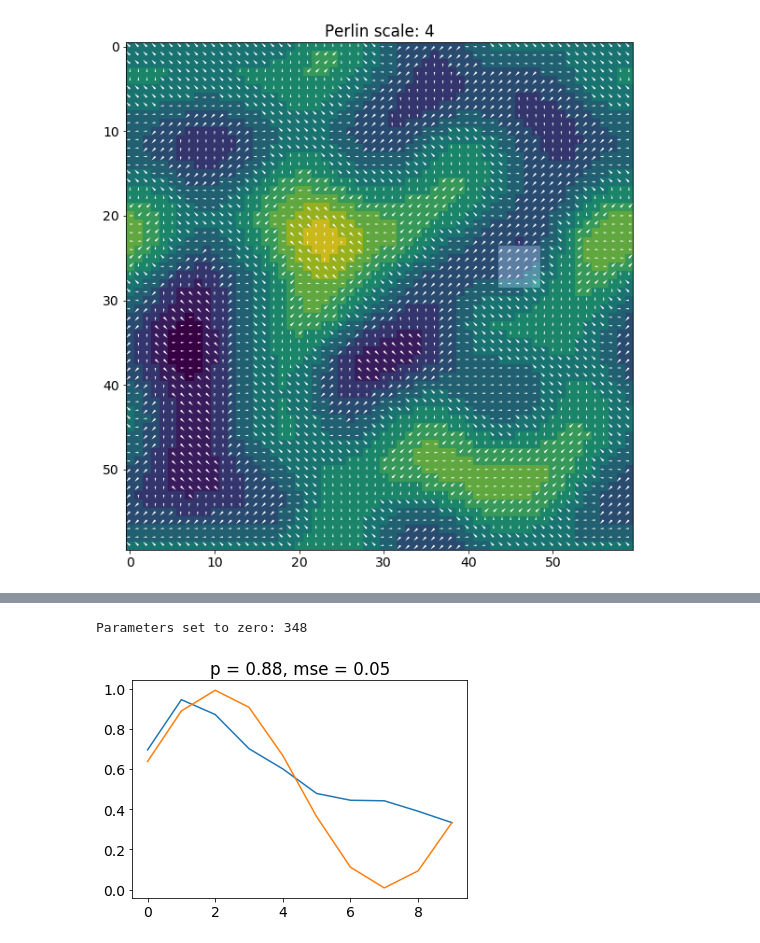
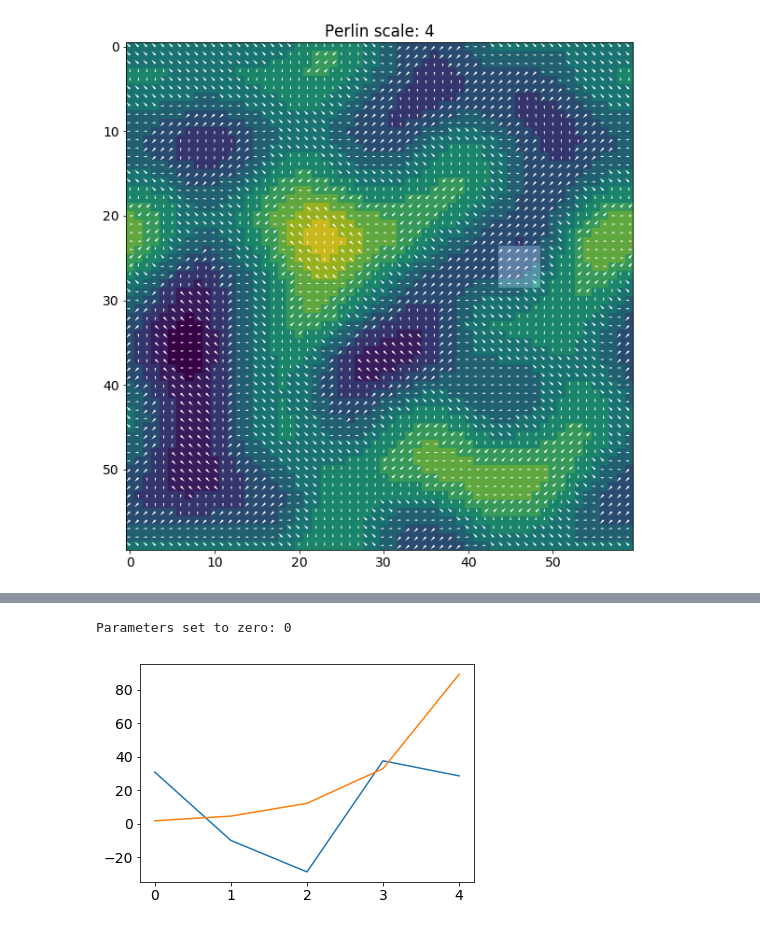
Before and after one commit to sagacitysite/pelenet, a Jupyter notebook: readout-learning.ipynb, the cells around one changed output, grey strips where cells are left out. Saved outputs shown, nothing was run; the diff lists cells and outputs as text; code cells hidden in the pictures.

Commit message:
output learning with robot data

```diff
--- a/readout-learning.ipynb
+++ b/readout-learning.ipynb
@@ -112,0 +104,3 @@ trial.shape
+# %%
+data = data[:,:,:-400]
+data.shape
@@ -145,0 +233,2 @@ plt.plot(target)
+# %%
+data = data[:,:,:50]
@@ -146,31 +284,33 @@ plt.plot(target)
 # %%
-import statsmodels.api as sm
-import time
+[t,n,s] = data.shape
+#target = 1.0-0.1*np.sin((np.pi/(0.3*s))*np.arange(s))
+#target = 1+np.arange(s)/s
+target = np.exp(5*np.arange(s)/s)
+#target = np.repeat(1.0, s)
+binSize = 10
 
-target = 1.0+0.5*np.sin((np.pi/(0.3*s))*np.arange(s))
-[t,n,s] = data.shape
-binSize = 20
+
+
 
 yes = []
 t0 = time.time()
-for i in range(s-binSize):
+for i in range(0,s-binSize,step):
     # Fit
     x = np.mean(data[:24,:,i:i+binSize], axis=2)
+    #x = np.vstack([ np.mean(data[:24,:,i:i+j+binSize], axis=2) for j in range(step)])
+    #x = np.insert(x, 0, 1.0, axis=1)  # Add intercept?
     y = np.tile(target[i], 24)
+    #y = np.tile(target[i:i+step-1, np.newaxis], 24).T
     model = sm.OLS(y, x)
-    params = model.fit().params
+    #params = model.fit().params
+    #params = model.fit_regularized(alpha=0.001, L1_wt=0.1).params
+    params = model.fit_regularized(alpha=0.0, L1_wt=0.0).params
     # Predict
     xe = np.mean(data[24,:,i:i+binSize], axis=1)
+    #xe = np.insert(xe, 0, 1.0, axis=0)  # Add intercept?
     ye = np.dot(xe.T, params)
     yes.append(ye)
 
     t1 = time.time()
-    print("{}/{}, t = {}".format(i+1, s-binSize, np.round(t1-t0,2)), end="\r")
-yes = np.array(yes)
-
-plt.plot(yes)
-plt.plot(target[:-binSize])
-#plt.xlim((0,100))
-#plt.ylim((0,0.04))
-plt.savefig(exp.net.plot.plotDir + 'output_prediction.' + exp.p.pltFileType)
-p = plt.show()
+    print("{}/{}, t = {}".format(i+1, int((s-binSize)/step), np.round(t1-t0,2)), end="\r")
+yes1 = np.array(yes)
@@ -180,24 +317,25 @@ p = plt.show()
 # %%
-target = exp.targetFunction
+#target = exp.targetFunction
 [t,n,s] = data.shape
+target = np.exp(5*np.arange(s)/s)
 
 alpha = 0 #0.1 #0.001
 l1w= 0 #0.0005
 filter = "bins"
 binSize = 10
 
 (params, ye, performance) = utils.trainOLS(data[:24], data[24], target, alpha=alpha, l1w=l1w, filter=filter, binSize=binSize)
 
 print('Parameters set to zero: {}'.format(len(params[params==0])))
 
-plt.title("p = "+str(np.round(performance.cor, 2))+", mse = "+str(np.round(performance.mse, 2)))
+#plt.title("p = "+str(np.round(performance.cor, 2))+", mse = "+str(np.round(performance.mse, 2)))
 plt.plot(ye)
 #plt.plot(tgt)
 plt.plot(np.array([np.mean(target[i:i+binSize]) for i in range(0,len(target),binSize)]))
 p = plt.show()
 # %% [output]
-Parameters set to zero: 348
+Parameters set to zero: 0
-[figure, old version]
+[figure, new version]
 # %%
 import os
 dirPath = os.getcwd()
```
Also changed, not shown: parts of 33 cells of this notebook, 4 other files.
